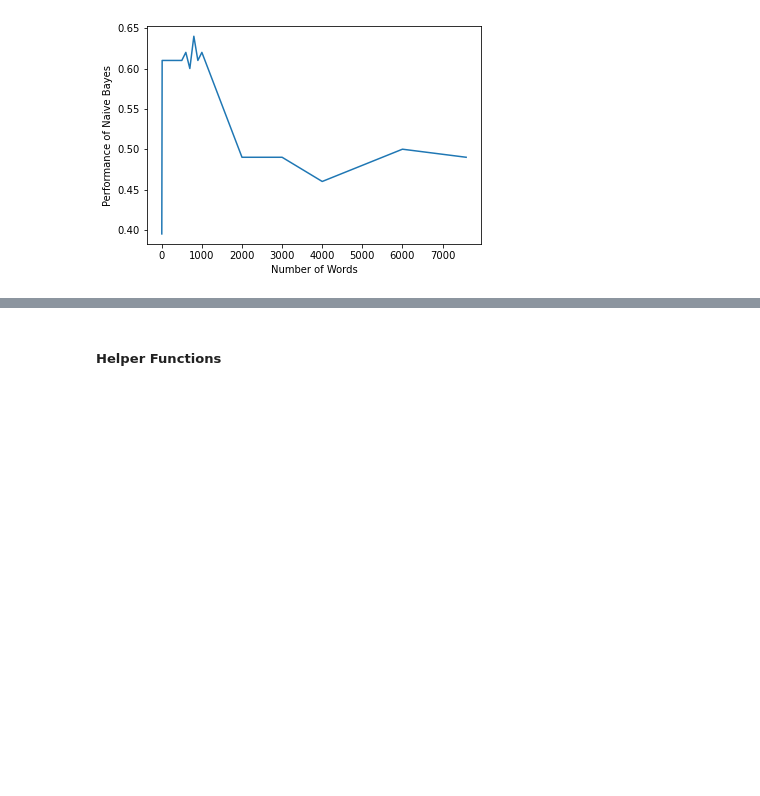
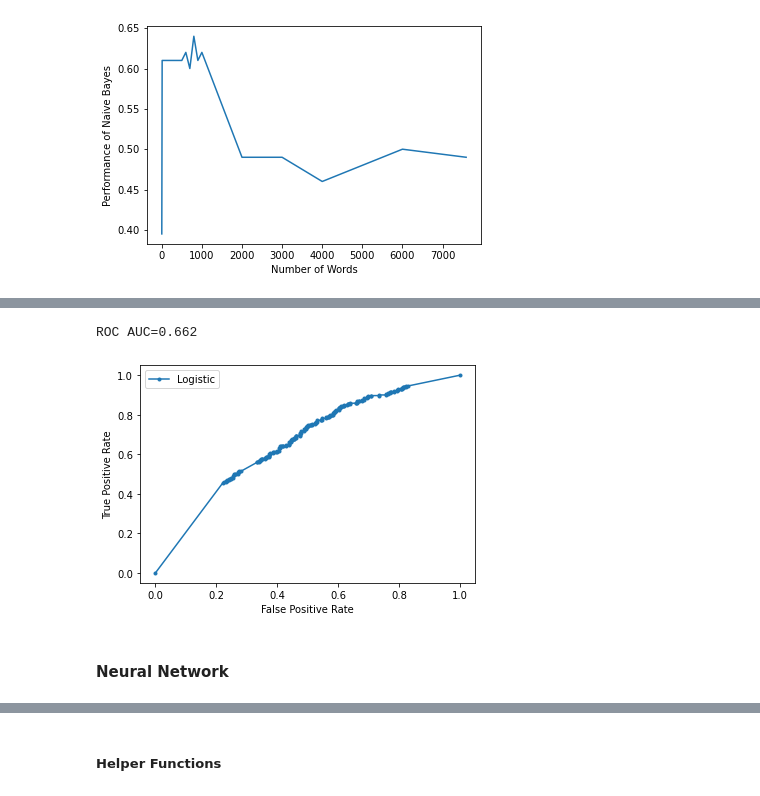
Before and after one commit to arubenruben/IART-Irony-Detection-In-English-Tweets, a Jupyter notebook: src/Irony_Detection_in_English_Tweets.ipynb, the cells around one changed output, grey strips where cells are left out. Drawn from its saved outputs; the diff is of its cells as text; code cells hidden in the pictures; blank space fills up the shorter version.

Commit message:
Introduced ROC_curve in notebook 1

```diff
--- a/src/Irony_Detection_in_English_Tweets.ipynb
+++ b/src/Irony_Detection_in_English_Tweets.ipynb
@@ -414,0 +442,12 @@ plt.show()
+# %%
+X_train,y_train,X_test,y_test=refresh_data()
+
+classificator=GaussianNB()
+classificator.fit(X_train,y_train)
+
+row_curve(classificator,X_test,y_test)
+# %% [output]
+ROC AUC=0.662
+[figure, added]
+# %% [markdown]
+#### Neural Network
```
Also changed, not shown: parts of 35 cells of this notebook.
